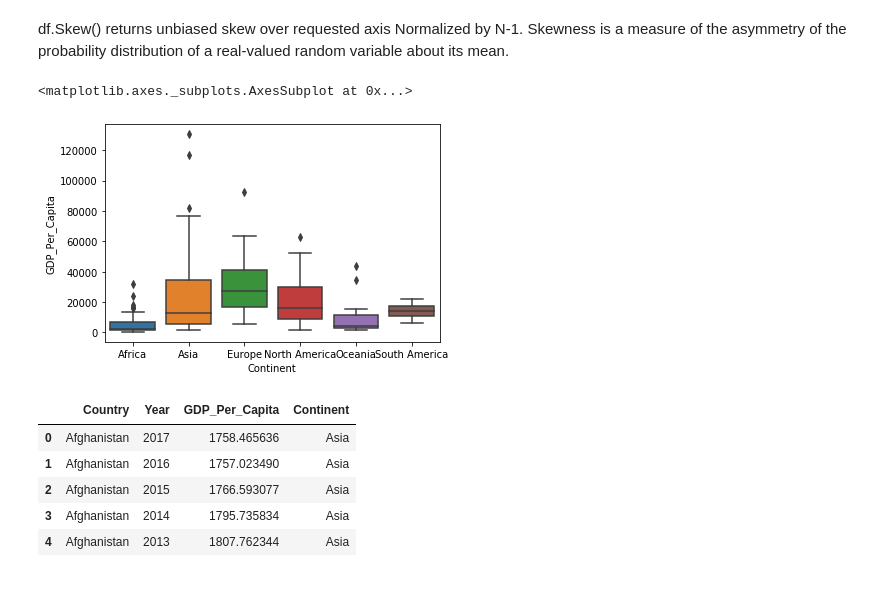
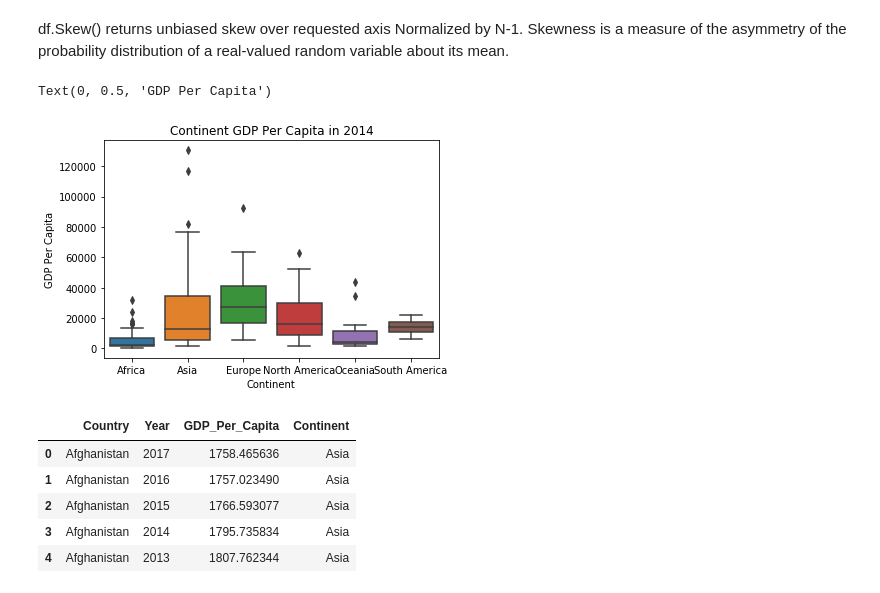
Before and after one commit to brittany-city/un_exploration, a Jupyter notebook: UN_Data_Exploration.ipynb, the cells around one changed output. Drawn from its saved outputs; the diff is of its cells as text; code cells hidden in the pictures.

```diff
--- a/UN_Data_Exploration.ipynb
+++ b/UN_Data_Exploration.ipynb
@@ -256,9 +256,12 @@ df.Skew() returns unbiased skew over requested axis Normalized by N-1. Skewness
 import seaborn as sns
 # %%
 sns.boxplot( x=gdp_2014["Continent"], y=gdp_2014["GDP_Per_Capita"] )
+plt.title('Continent GDP Per Capita in 2014')
+plt.xlabel('Continent')
+plt.ylabel('GDP Per Capita')
 # %% [output]
-<matplotlib.axes._subplots.AxesSubplot at 0x...>
+Text(0, 0.5, 'GDP Per Capita')
-[figure, old version]
+[figure, new version]
 # %%
 gdp_df.head()
 # %% [output]
```
Also changed, not shown: parts of 28 cells of this notebook.
